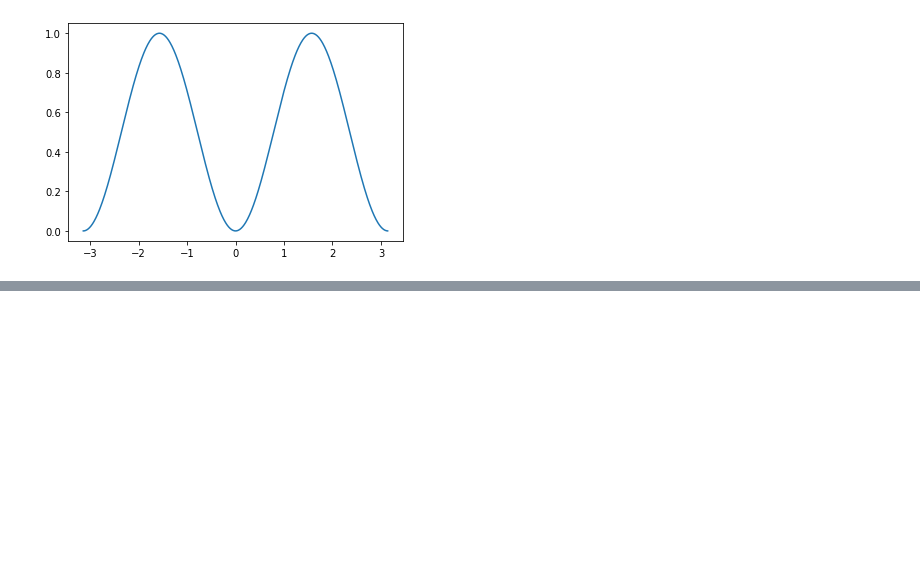
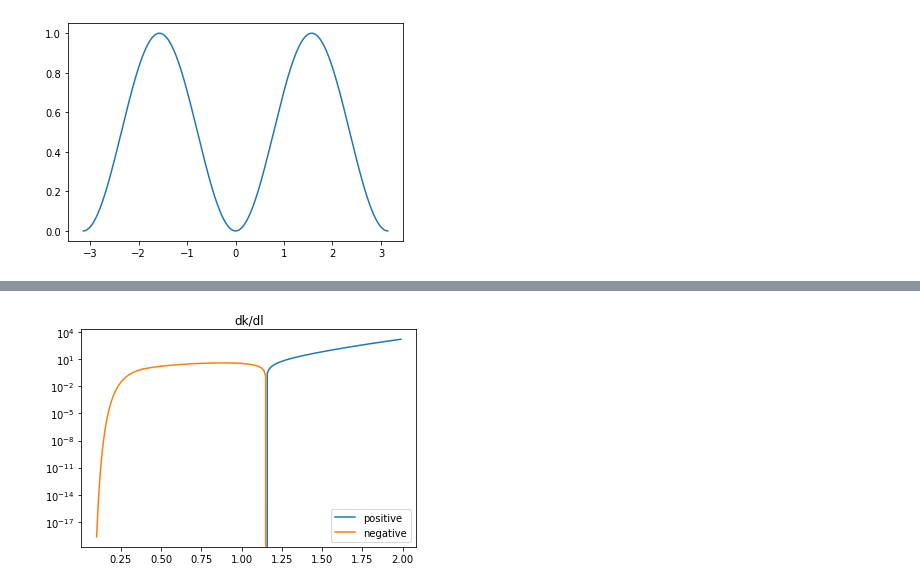
Before and after one commit to elliottperryman/GPR, a Jupyter notebook: GPR.ipynb, the cells around one changed output, grey strips where cells are left out. Cells and saved outputs as stored; diff of their text form; code cells hidden in the pictures; blank space fills up the shorter version.

Commit message:
finished up log marginal likelihood derivative

```diff
--- a/GPR.ipynb
+++ b/GPR.ipynb
@@ -137,0 +133,18 @@ plt.plot(x, p, label='prediction');
+# %%
+l_range = np.arange(.1, 2, 1e-2)
+# %%
+sf = 1.
+# %%
+z = np.empty((len(l_range), 2))
+# %%
+for i in range(len(l_range)):
+    z[i, 0] = log_marginal_likelihood_prime(x[::100], y[::100], np.array([l_range[i]]), sf)[0]
+    z[i, 1] = log_marginal_likelihood(x[::100], y[::100], np.array([l_range[i]]), sf)
+# %%
+plt.plot(l_range, z[:,0], label='positive')
+plt.plot(l_range, -z[:,0], label='negative')
+plt.legend()
+plt.title('dk/dl')
+plt.yscale('log');
+# %% [output]
+[figure, added]
```
Also changed, not shown: parts of 35 cells of this notebook.
